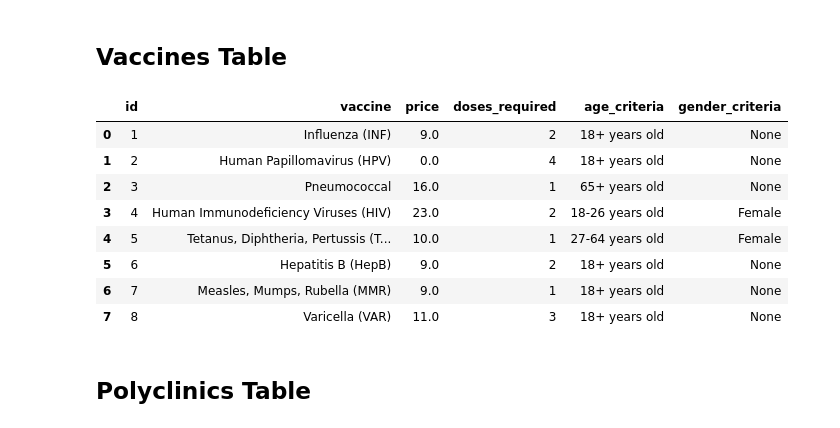
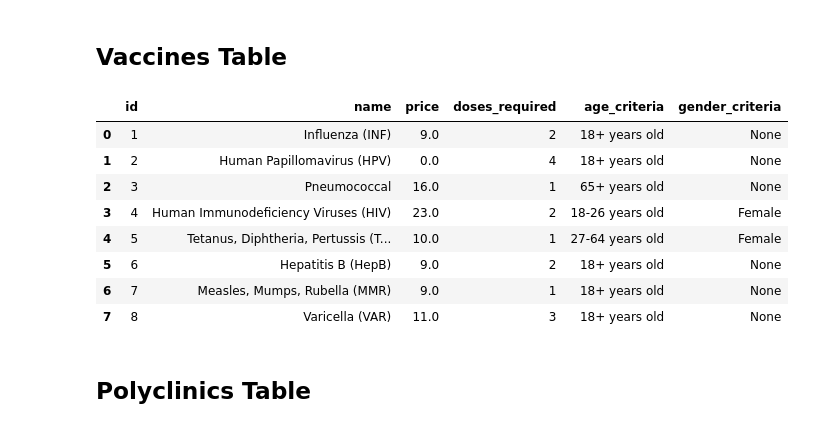
Before and after one commit to 0Upjh80d/agents, a Jupyter notebook: notebooks/genarate_database.ipynb, the cells around one changed output. Drawn from its saved outputs; the diff is of its cells as text; code cells hidden in the pictures.

```diff
--- a/notebooks/genarate_database.ipynb
+++ b/notebooks/genarate_database.ipynb
@@ -74,7 +91,7 @@ All date are in range
 # Vaccine Table
 vaccines_data = {
     "id": [1, 2, 3, 4, 5, 6, 7, 8],
-    "vaccine": [
+    "name": [
         "Influenza (INF)",
         "Human Papillomavirus (HPV)",
         "Pneumococcal",
@@ -85,34 +102,34 @@ vaccines_data = {
         "Varicella (VAR)",
     ],
     "price": [9.0, 0.0, 16.0, 23.0, 10.0, 9.0, 9.0, 11.0],
     "doses_required": [2, 4, 1, 2, 1, 2, 1, 3],
     "age_criteria": [
         "18+ years old",
         "18+ years old",
         "65+ years old",
         "18-26 years old",
         "27-64 years old",
         "18+ years old",
         "18+ years old",
         "18+ years old",
     ],
     "gender_criteria": [
         "None",
         "None",
         "None",
         "Female",
         "Female",
         "None",
         "None",
         "None",
     ],
     # condition_crietria
 }
 vaccines_df = pd.DataFrame(vaccines_data)
 vaccines_df["id"] = vaccines_df["id"].astype(str)
 display(vaccines_df)
 # %% [output]
-|  | id | vaccine | price | doses_required | age_criteria | gender_criteria |
+|  | id | name | price | doses_required | age_criteria | gender_criteria |
 | 0 | 1 | Influenza (INF) | 9.0 | 2 | 18+ years old | None |
 | 1 | 2 | Human Papillomavirus (HPV) | 0.0 | 4 | 18+ years old | None |
 | 2 | 3 | Pneumococcal | 16.0 | 1 | 65+ years old | None |
```
Also changed, not shown: parts of 8 cells of this notebook.
